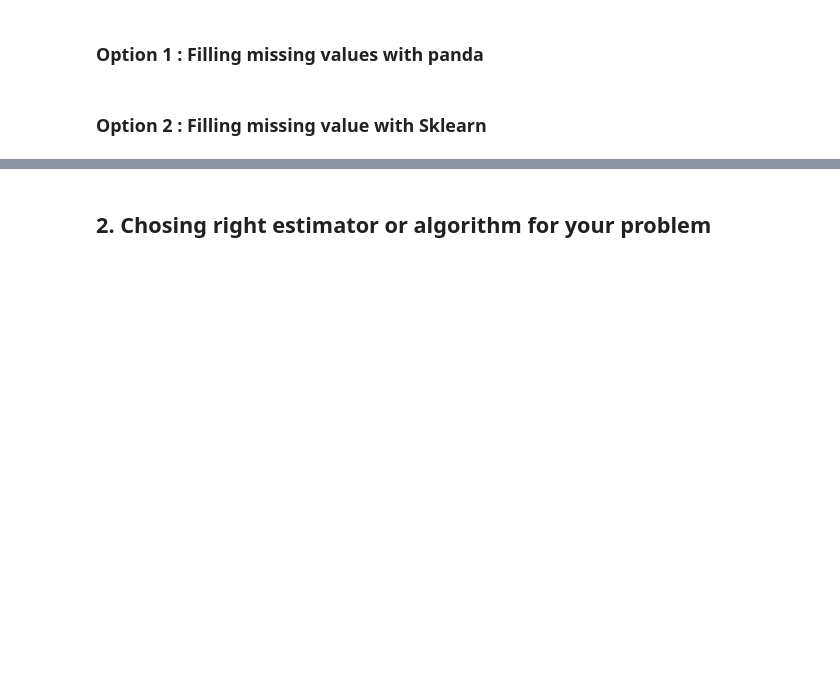
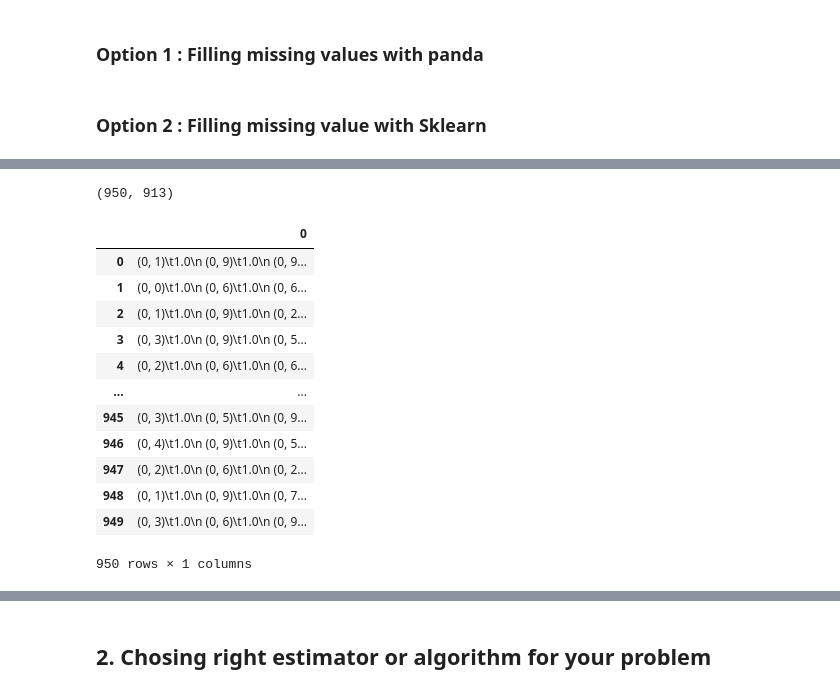
Before and after one commit to Harishacuity/ML, a Jupyter notebook: scikit/scikit.ipynb, the cells around one changed output, grey strips where cells are left out. Drawn from its saved outputs; the diff is of its cells as text; code cells hidden in the pictures; blank space fills up the shorter version.

```diff
--- a/scikit/scikit.ipynb
+++ b/scikit/scikit.ipynb
@@ -357,6 +427,27 @@ transformer = ColumnTransformer([('one_hot',
                                   categorical_features)],
                                remainder='passthrough')
 transformed_X = transformer.fit_transform(car_sale_filled)
+# %%
+transformed_X.shape
+# %% [output]
+(950, 913)
+# %%
+a = pd.DataFrame(transformed_X)
+a
+# %% [output]
+|  | 0 |
+| 0 | (0, 1)\t1.0\n (0, 9)\t1.0\n (0, 9... |
+| 1 | (0, 0)\t1.0\n (0, 6)\t1.0\n (0, 6... |
+| 2 | (0, 1)\t1.0\n (0, 9)\t1.0\n (0, 2... |
+| 3 | (0, 3)\t1.0\n (0, 9)\t1.0\n (0, 5... |
+| 4 | (0, 2)\t1.0\n (0, 6)\t1.0\n (0, 6... |
+| ... | ... |
+| 945 | (0, 3)\t1.0\n (0, 5)\t1.0\n (0, 9... |
+| 946 | (0, 4)\t1.0\n (0, 9)\t1.0\n (0, 5... |
+| 947 | (0, 2)\t1.0\n (0, 6)\t1.0\n (0, 2... |
+| 948 | (0, 1)\t1.0\n (0, 9)\t1.0\n (0, 7... |
+| 949 | (0, 3)\t1.0\n (0, 6)\t1.0\n (0, 9... |
+950 rows × 1 columns
 # %%
 #Lets Train the values
 np.random.seed(32)
```
Also changed, not shown: parts of 46 cells of this notebook, 4 other files.
